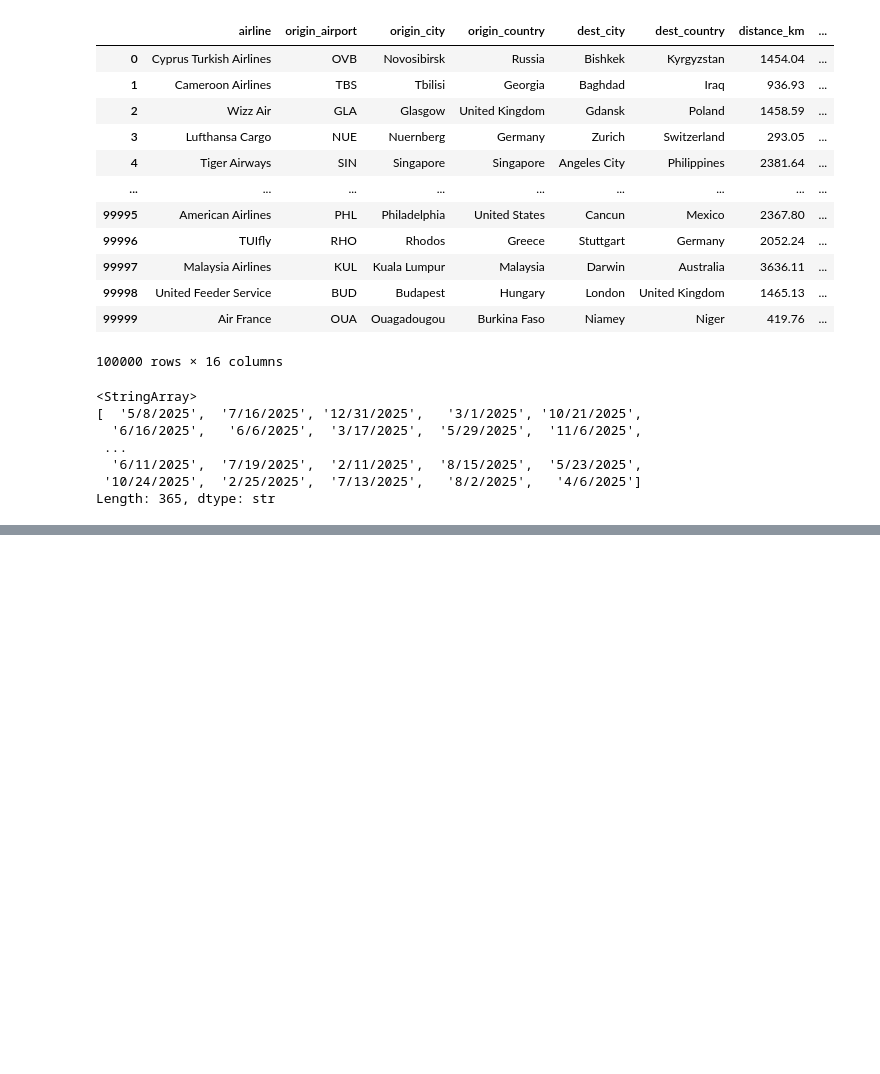
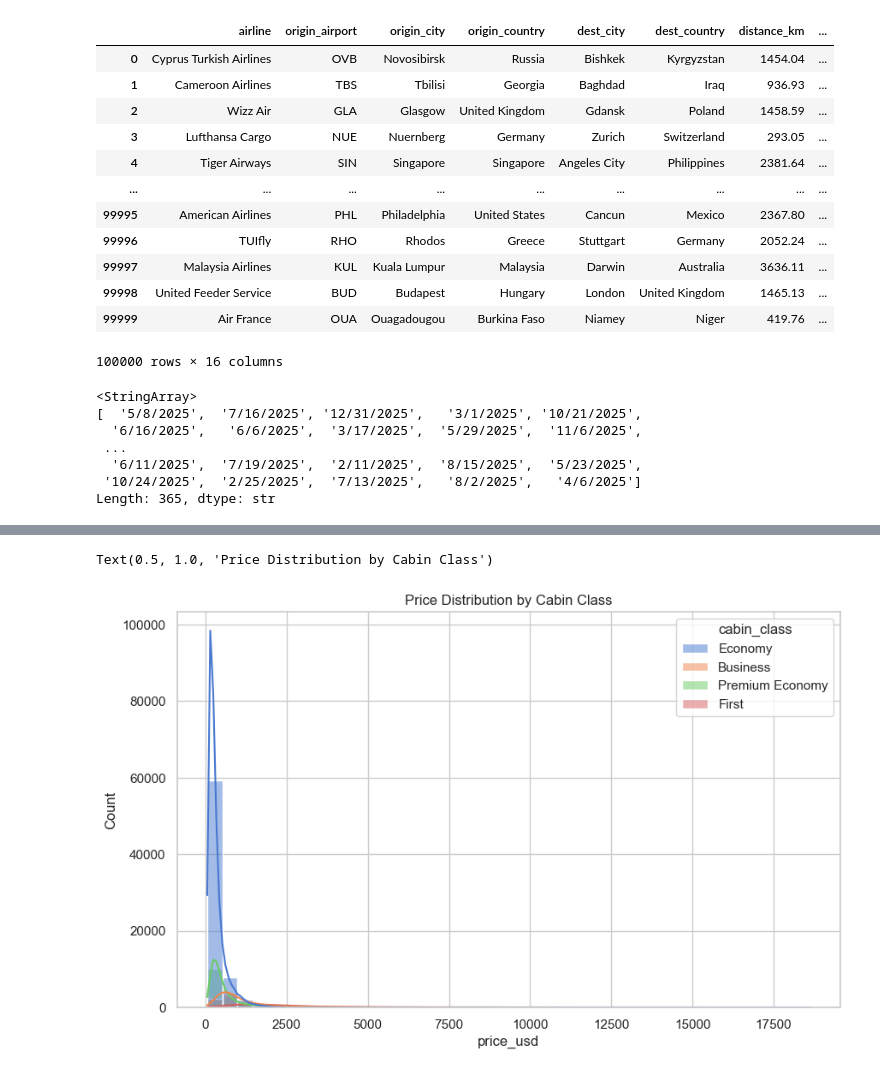
Before and after one commit to RouaTabarkii/FlyPrice, a Jupyter notebook: code/EDA.ipynb, the cells around one changed output, grey strips where cells are left out. Cells and saved outputs as stored; diff of their text form; code cells hidden in the pictures; blank space fills up the shorter version.

```diff
--- a/code/EDA.ipynb
+++ b/code/EDA.ipynb
@@ -53,0 +120,6 @@ Length: 365, dtype: str
+# %%
+sns.histplot(data=data, x="price_usd", hue="cabin_class", kde=True, bins=40)
+plt.title("Price Distribution by Cabin Class")
+# %% [output]
+Text(0.5, 1.0, 'Price Distribution by Cabin Class')
+[figure, added]
```
Also changed, not shown: parts of 8 cells of this notebook, 1 other file.
